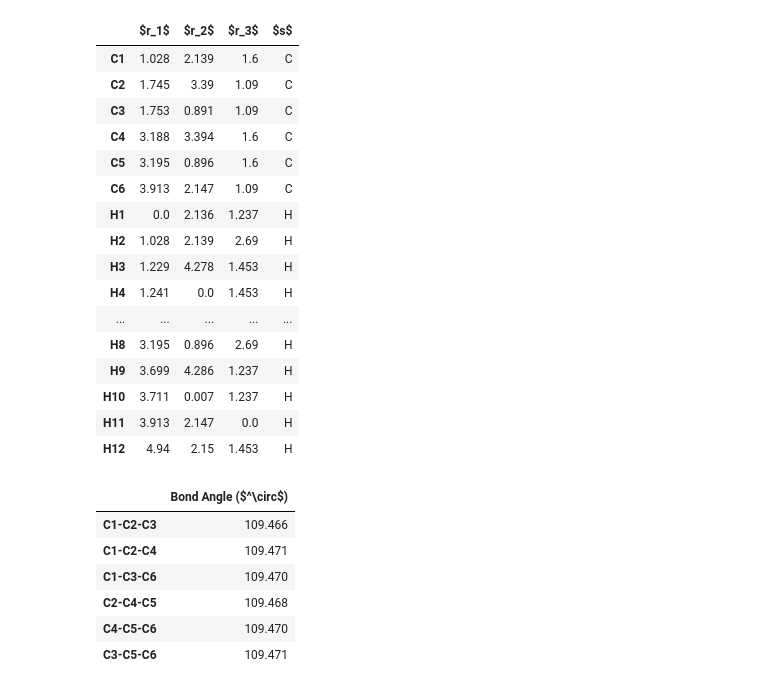
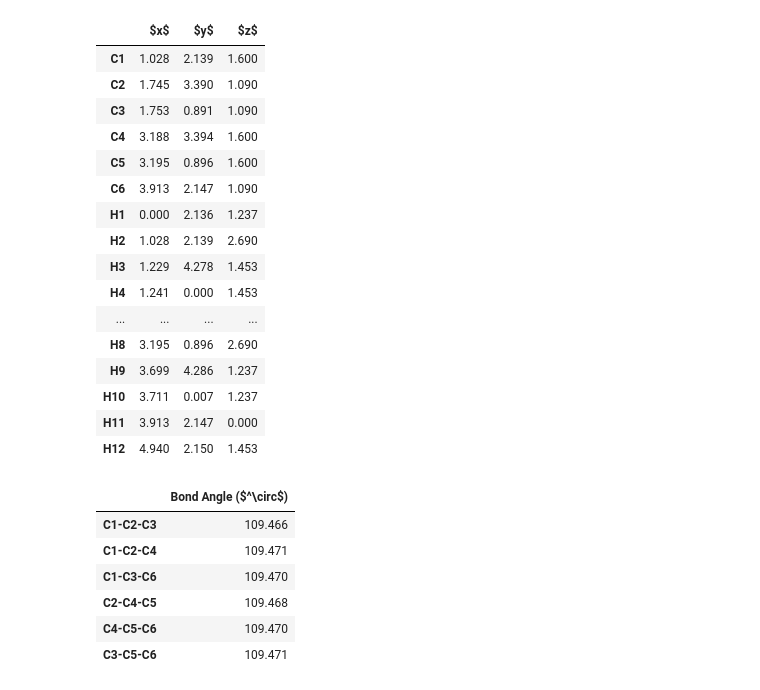
Before and after one commit to cersonsky-lab/unsupervised-ml, a Jupyter notebook: figures/Figure1/GenerateElements.ipynb, the cells around one changed output. Saved outputs shown, nothing was run; the diff lists cells and outputs as text; code cells hidden in the pictures.

```diff
--- a/figures/Figure1/GenerateElements.ipynb
+++ b/figures/Figure1/GenerateElements.ipynb
@@ -56,47 +56,47 @@ positions = np.round(positions, 3)[order].tolist()
 # %%
 nl = NL(
     cutoffs=np.multiply(1, natural_cutoffs(frame)),
     bothways=True,
     self_interaction=False,
 )
 nl.update(frame)
 a = asis(frame, nl=nl)
 angles = a.get_angles("C", "C", "C", unique=True)
 angle_vals = a.get_values(angles)
 
 bonds = a.get_bonds("C","C", unique=True)
 bond_vals = a.get_values(bonds)
 
 # positions
 positions_table = pd.DataFrame(
-    np.hstack((positions, np.vstack(frame.symbols))),
+    positions,
     index=[
         f"{frame.symbols[i]}{frame.numbers[:i].tolist().count(n)+1}"
         for i, n in enumerate(frame.numbers)
     ],
-    columns=[r"$r_1$", r"$r_2$", r"$r_3$", r"$s$"],
+    columns=[r"$x$", r"$y$", r"$z$"],
 )
 dfi.export(positions_table,"positions.png", table_conversion='matplotlib')
 
 positions_table
 # %% [output]
-|  | $r_1$ | $r_2$ | $r_3$ | $s$ |
-| C1 | 1.028 | 2.139 | 1.6 | C |
-| C2 | 1.745 | 3.39 | 1.09 | C |
-| C3 | 1.753 | 0.891 | 1.09 | C |
-| C4 | 3.188 | 3.394 | 1.6 | C |
-| C5 | 3.195 | 0.896 | 1.6 | C |
-| C6 | 3.913 | 2.147 | 1.09 | C |
-| H1 | 0.0 | 2.136 | 1.237 | H |
-| H2 | 1.028 | 2.139 | 2.69 | H |
-| H3 | 1.229 | 4.278 | 1.453 | H |
-| H4 | 1.241 | 0.0 | 1.453 | H |
-| ... | ... | ... | ... | ... |
-| H8 | 3.195 | 0.896 | 2.69 | H |
-| H9 | 3.699 | 4.286 | 1.237 | H |
-| H10 | 3.711 | 0.007 | 1.237 | H |
-| H11 | 3.913 | 2.147 | 0.0 | H |
-| H12 | 4.94 | 2.15 | 1.453 | H |
+|  | $x$ | $y$ | $z$ |
+| C1 | 1.028 | 2.139 | 1.600 |
+| C2 | 1.745 | 3.390 | 1.090 |
+| C3 | 1.753 | 0.891 | 1.090 |
+| C4 | 3.188 | 3.394 | 1.600 |
+| C5 | 3.195 | 0.896 | 1.600 |
+| C6 | 3.913 | 2.147 | 1.090 |
+| H1 | 0.000 | 2.136 | 1.237 |
+| H2 | 1.028 | 2.139 | 2.690 |
+| H3 | 1.229 | 4.278 | 1.453 |
+| H4 | 1.241 | 0.000 | 1.453 |
+| ... | ... | ... | ... |
+| H8 | 3.195 | 0.896 | 2.690 |
+| H9 | 3.699 | 4.286 | 1.237 |
+| H10 | 3.711 | 0.007 | 1.237 |
+| H11 | 3.913 | 2.147 | 0.000 |
+| H12 | 4.940 | 2.150 | 1.453 |
 # %%
 # bond angles
 bond_table = pd.DataFrame(
```
Also changed, not shown: 27 other files.
